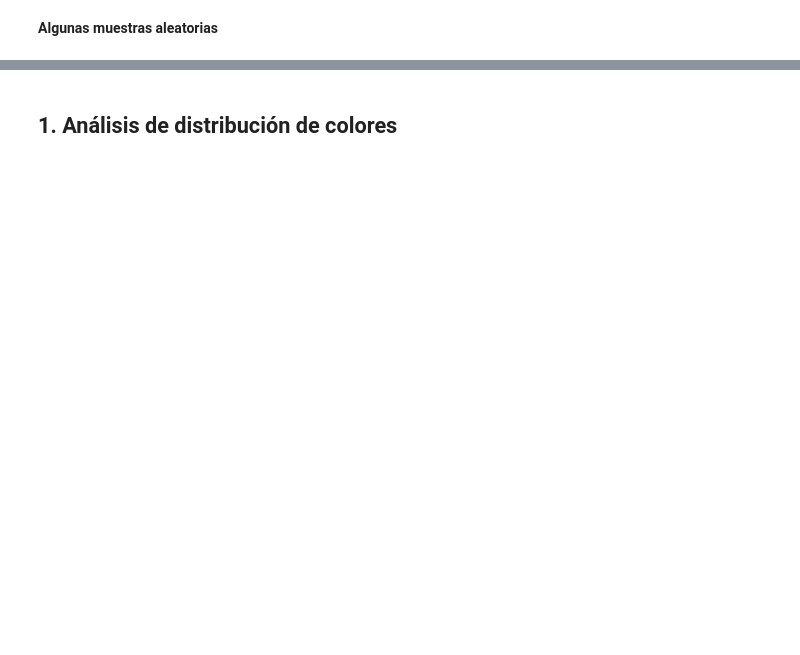
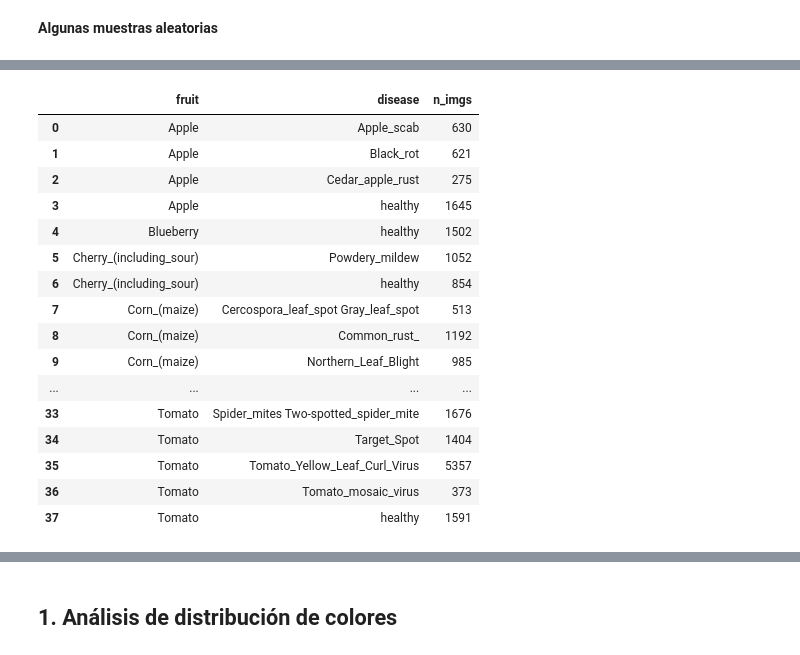
Before and after one commit to gramoscelli/VpC_TP_2025_Co19, a Jupyter notebook: 1.EDA.ipynb, the cells around one changed output, grey strips where cells are left out. Cells and saved outputs as stored; diff of their text form; code cells hidden in the pictures; blank space fills up the shorter version.

```diff
--- a/1.EDA.ipynb
+++ b/1.EDA.ipynb
@@ -135,0 +147,22 @@ Cantidad de enfermedades: 21
+# %%
+folder_df[['fruit','disease']] = folder_df['name'].str.split('___', regex=False, expand=True)
+
+folder_df.filter(items=['fruit', 'disease', 'n_imgs'], axis=1)
+# %% [output]
+|  | fruit | disease | n_imgs |
+| 0 | Apple | Apple_scab | 630 |
+| 1 | Apple | Black_rot | 621 |
+| 2 | Apple | Cedar_apple_rust | 275 |
+| 3 | Apple | healthy | 1645 |
+| 4 | Blueberry | healthy | 1502 |
+| 5 | Cherry_(including_sour) | Powdery_mildew | 1052 |
+| 6 | Cherry_(including_sour) | healthy | 854 |
+| 7 | Corn_(maize) | Cercospora_leaf_spot Gray_leaf_spot | 513 |
+| 8 | Corn_(maize) | Common_rust_ | 1192 |
+| 9 | Corn_(maize) | Northern_Leaf_Blight | 985 |
+| ... | ... | ... | ... |
+| 33 | Tomato | Spider_mites Two-spotted_spider_mite | 1676 |
+| 34 | Tomato | Target_Spot | 1404 |
+| 35 | Tomato | Tomato_Yellow_Leaf_Curl_Virus | 5357 |
+| 36 | Tomato | Tomato_mosaic_virus | 373 |
+| 37 | Tomato | healthy | 1591 |
```
Also changed, not shown: parts of 25 cells of this notebook, 2 other files.
